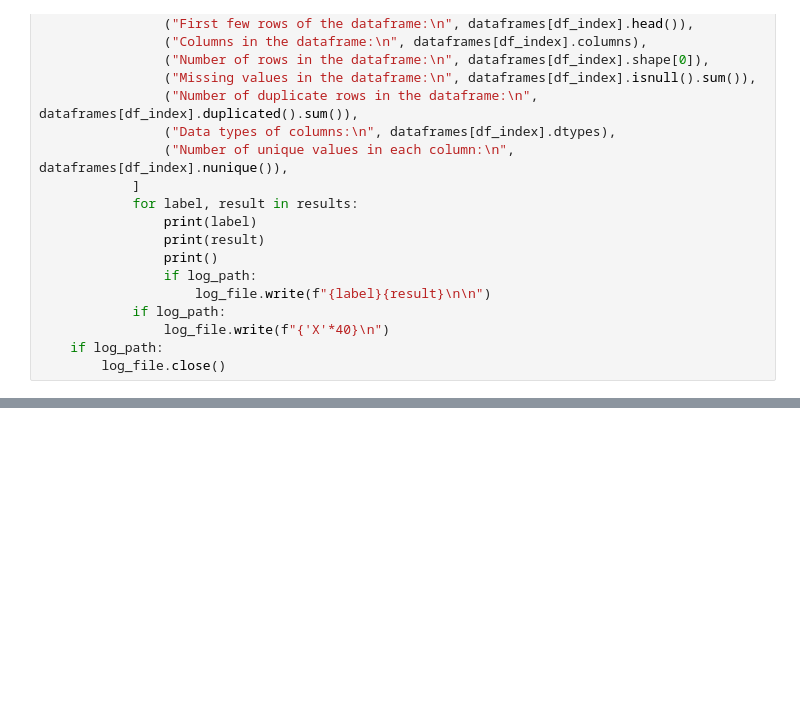
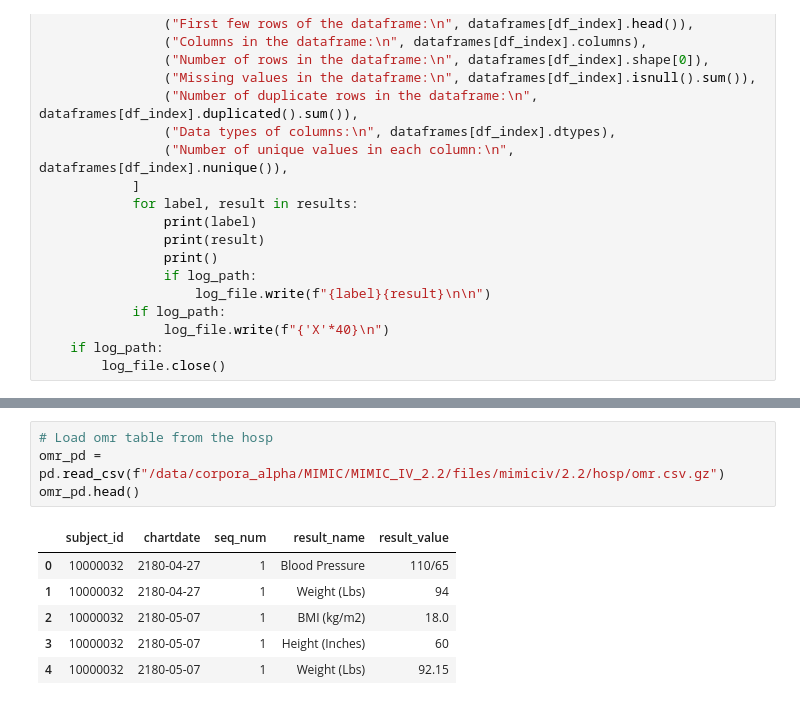
Before and after one commit to bob80333/MIMIC-IV-Data-Pipeline, a Jupyter notebook: imputationPipeline.ipynb, the cells around one changed output, grey strips where cells are left out. Cells and saved outputs as stored; diff of their text form; blank space fills up the shorter version.

Commit message:
added details for MIMIC-IV pipeline

```diff
--- a/imputationPipeline.ipynb
+++ b/imputationPipeline.ipynb
@@ -193,0 +301,11 @@ dtype: int64
+# %%
+# Load omr table from the hosp
+omr_pd = pd.read_csv(f"/data/corpora_alpha/MIMIC/MIMIC_IV_2.2/files/mimiciv/2.2/hosp/omr.csv.gz")
+omr_pd.head()
+# %% [output]
+|  | subject_id | chartdate | seq_num | result_name | result_value |
+| 0 | 10000032 | 2180-04-27 | 1 | Blood Pressure | 110/65 |
+| 1 | 10000032 | 2180-04-27 | 1 | Weight (Lbs) | 94 |
+| 2 | 10000032 | 2180-05-07 | 1 | BMI (kg/m2) | 18.0 |
+| 3 | 10000032 | 2180-05-07 | 1 | Height (Inches) | 60 |
+| 4 | 10000032 | 2180-05-07 | 1 | Weight (Lbs) | 92.15 |
```
Also changed, not shown: parts of 16 cells of this notebook, 7 other files.
